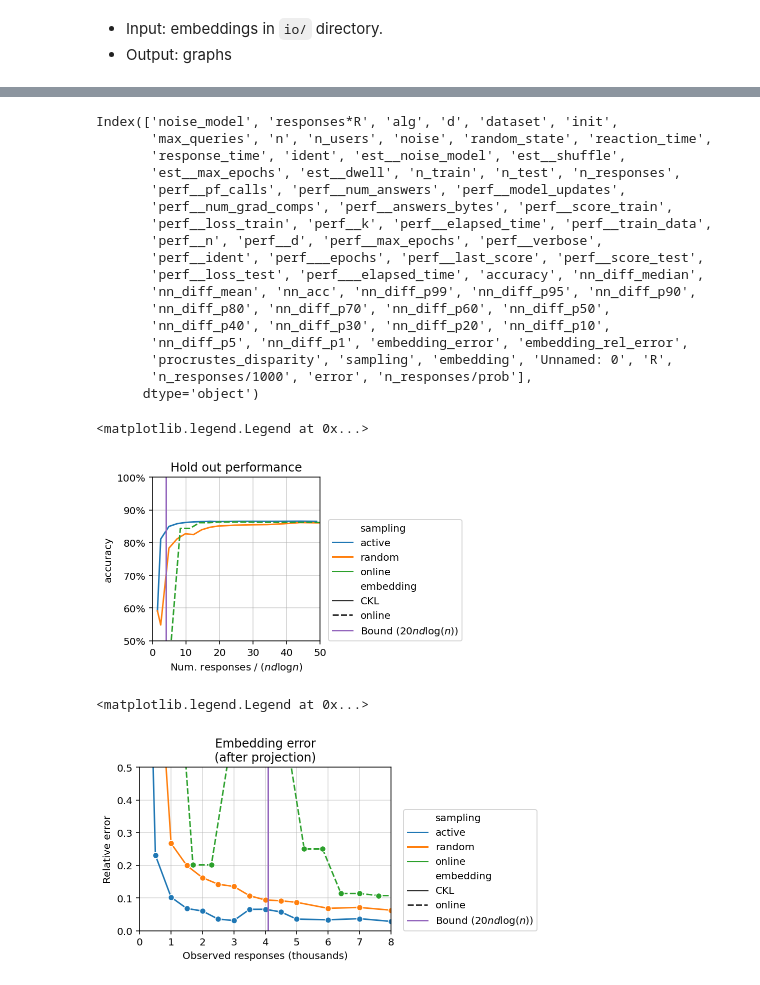
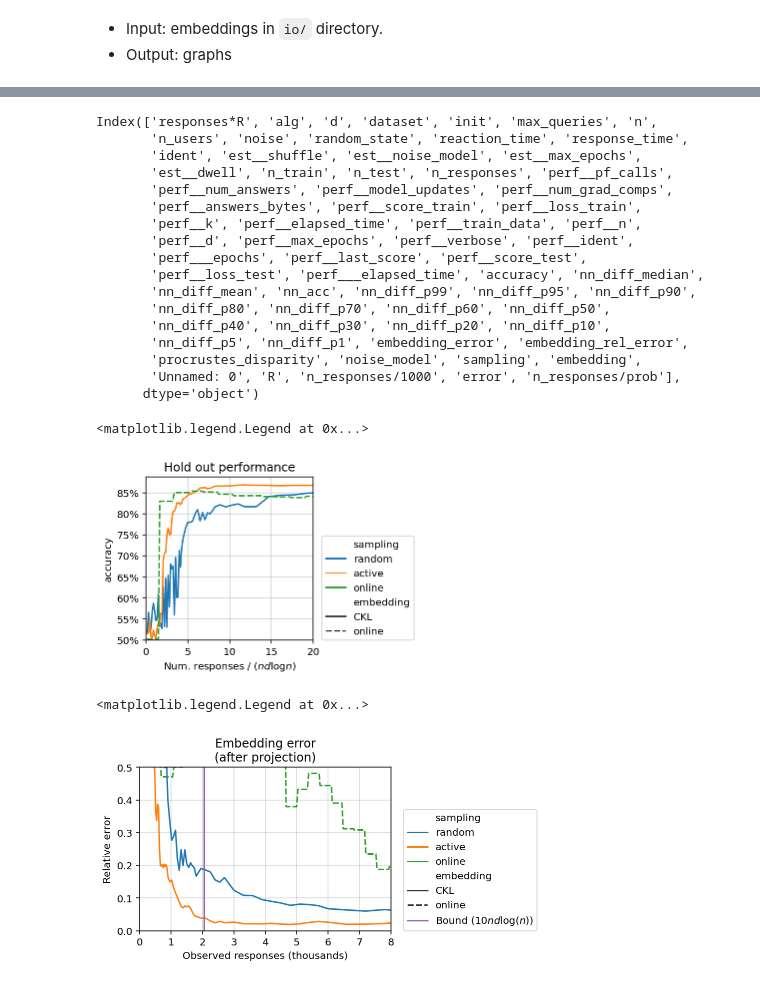
Before and after one commit to stsievert/salmon-experiments, a Jupyter notebook: alien-egg/Viz.ipynb, the cells around one changed output, grey strips where cells are left out. Drawn from its saved outputs; the diff is of its cells as text; code cells hidden in the pictures.

```diff
--- a/alien-egg/Viz.ipynb
+++ b/alien-egg/Viz.ipynb
@@ -89,7 +100,8 @@ df = pd.DataFrame(perf)
 # fname = "history*R=10-alg=RR-d=2-dataset=strange_fruit-init=True-max_queries=20000-n=100-n_users=4-noise=constant-random_state=42-reaction_time=0.25-response_time=1.0.csv"
 # fname = "history*R=10-alg=RR-d=2-dataset=strange_fruit-init=True-max_queries=20100-n=30-n_users=6-noise=constant-random_state=42-reaction_time=0.25-response_time=1.0.csv"
 # fname = "history*R=10-alg=RR-d=2-dataset=alien_eggs-init=True-max_queries=30100-n=50-n_users=6-noise=human-random_state=42-reaction_time=0.25-response_time=1.0.csv"
-fname = "history*R=10-alg=RR-d=2-dataset=alien_eggs-init=True-max_queries=30100-n=30-n_users=10-noise=human-random_state=42-reaction_time=0.25-response_time=1.0.csv"
+# fname = "history*R=10-alg=RR-d=2-dataset=alien_eggs-init=True-max_queries=30100-n=30-n_users=10-noise=human-random_state=42-reaction_time=0.25-response_time=1.0.csv"
+fname = "history*R=1-alg=RR-d=2-dataset=alien_eggs-init=True-max_queries=10100-n=30-n_users=3-noise=human-random_state=42-reaction_time=0.25-response_time=1.0.csv"
 online = pd.read_csv(DIR / "history" / fname)
 online["alg"] = online["perf__ident"] = "RR (online)"
 
@@ -135,4 +148,6 @@ Index(['noise_model', 'responses*R', 'alg', 'd', 'dataset', 'init',
       dtype='object')
+# %%
+HUE_ORDER = ["random", "active", "online"]
 # %%
 import seaborn as sns
 import matplotlib.pyplot as plt
@@ -149,6 +164,7 @@ for k, (y, ax) in enumerate(zip(Y, axs.flatten())):
         y=y,
         hue="sampling",
         style="embedding",
+        hue_order=HUE_ORDER,
 #         marker="o",
 #         data=df,
         data=df,#[df.embedding.isin(["online", "CKL"])],
@@ -167,6 +183,6 @@ for k, (y, ax) in enumerate(zip(Y, axs.flatten())):
         _ = ax.set_ylim(0.75, None)
     elif "nn_acc" in y:
         _ = ax.set_ylim(0.0, 1.05)
-    ax.set_xlim(0, 20)
+    ax.set_xlim(0, 10)
 #     ax.set_xlim(0.2, 20)
 # %% [output]
@@ -230,0 +334,27 @@ ax.legend(loc=(1.05, 0))
+# %%
+w = 3
+fig, axs = plt.subplots(figsize=(1 * w, 1.0 * w))
+y = "accuracy"
+ax = sns.lineplot(
+    x="n_responses/prob",
+    y=y,
+    hue="sampling",
+    hue_order=HUE_ORDER,
+    style="embedding",
+#     marker="o",
+    data=show,
+)
+ax.set_xlabel("Num. responses / $(nd\log(n))$")
+ax.grid(alpha=0.6)
+ax.yaxis.set_major_formatter(plt.FuncFormatter(lambda y, _: f"{100 * y:0.0f}%"))
+ax.xaxis.set_major_locator(plt.MultipleLocator(2))
+ax.yaxis.set_major_locator(plt.MultipleLocator(0.02))
+ax.set_xlim(0, 20)
+
+_ = ax.set_ylim(0.70, None)
+# _ = ax.set_title("Hold out performance")
+
+ax.legend(loc=(1.05, 0))
+ax.set_title("Accuracy on\nhold out responses")
+ax.set_ylabel("Accuracy")
+# fig.savefig("synth-eg-acc.png", dpi=300, bbox_inches="tight")
@@ -231,5 +364,5 @@ ax.legend(loc=(1.05, 0))
 # %%
-import matplotlib.ticker as ticker
+mport matplotlib.ticker as ticker
 show = df[df.embedding.isin(["online", "CKL"])].copy()
 show["error"] = 1 - show["accuracy"]
 
@@ -240,47 +373,45 @@ assert np.allclose(show["n"], show["n"].iloc[0])
 assert np.allclose(show["d"], show["d"].iloc[0])
 n, d = show["n"].iloc[0], show["d"].iloc[0]
 
 w = 3
 fig, axs = plt.subplots(figsize=(1 * w, 1.0 * w))
 y = "accuracy"
 ax = sns.lineplot(
     x="n_responses/prob",
     y=y,
     hue="sampling",
+    hue_order=HUE_ORDER,
     style="embedding",
     data=show,
 )
-
-bound = 20 * n * d * np.log(n) / 1000
-ax.plot([bound, bound], [0, 1], "C4", label="Bound $(20nd\log(n))$")
 
 ax.set_xlabel("Num. responses / $(nd\log n)$")
 ax.grid(alpha=0.6)
 ax.yaxis.set_major_formatter(plt.FuncFormatter(lambda y, _: f"{100 * y:0.0f}%"))
 # ax.xaxis.set_major_locator(plt.MultipleLocator(10))
 
-_ = ax.set_ylim(0.50, 1)
-_ = ax.set_xlim(0, 50)
+_ = ax.set_ylim(0.50, None)
+_ = ax.set_xlim(0, 20)
 _ = ax.set_title("Hold out performance")
 
 ax.legend(loc=(1.05, 0))
 # %% [output]
-Index(['noise_model', 'responses*R', 'alg', 'd', 'dataset', 'init',
-       'max_queries', 'n', 'n_users', 'noise', 'random_state', 'reaction_time',
-       'response_time', 'ident', 'est__noise_model', 'est__shuffle',
-       'est__max_epochs', 'est__dwell', 'n_train', 'n_test', 'n_responses',
-       'perf__pf_calls', 'perf__num_answers', 'perf__model_updates',
-       'perf__num_grad_comps', 'perf__answers_bytes', 'perf__score_train',
-       'perf__loss_train', 'perf__k', 'perf__elapsed_time', 'perf__train_data',
-       'perf__n', 'perf__d', 'perf__max_epochs', 'perf__verbose',
-       'perf__ident', 'perf___epochs', 'perf__last_score', 'perf__score_test',
+Index(['responses*R', 'alg', 'd', 'dataset', 'init', 'max_queries', 'n',
+       'n_users', 'noise', 'random_state', 'reaction_time', 'response_time',
+       'ident', 'est__shuffle', 'est__noise_model', 'est__max_epochs',
+       'est__dwell', 'n_train', 'n_test', 'n_responses', 'perf__pf_calls',
+       'perf__num_answers', 'perf__model_updates', 'perf__num_grad_comps',
+       'perf__answers_bytes', 'perf__score_train', 'perf__loss_train',
+       'perf__k', 'perf__elapsed_time', 'perf__train_data', 'perf__n',
+       'perf__d', 'perf__max_epochs', 'perf__verbose', 'perf__ident',
+       'perf___epochs', 'perf__last_score', 'perf__score_test',
        'perf__loss_test', 'perf___elapsed_time', 'accuracy', 'nn_diff_median',
        'nn_diff_mean', 'nn_acc', 'nn_diff_p99', 'nn_diff_p95', 'nn_diff_p90',
        'nn_diff_p80', 'nn_diff_p70', 'nn_diff_p60', 'nn_diff_p50',
        'nn_diff_p40', 'nn_diff_p30', 'nn_diff_p20', 'nn_diff_p10',
        'nn_diff_p5', 'nn_diff_p1', 'embedding_error', 'embedding_rel_error',
-       'procrustes_disparity', 'sampling', 'embedding', 'Unnamed: 0', 'R',
-       'n_responses/1000', 'error', 'n_responses/prob'],
+       'procrustes_disparity', 'noise_model', 'sampling', 'embedding',
+       'Unnamed: 0', 'R', 'n_responses/1000', 'error', 'n_responses/prob'],
       dtype='object')
 <matplotlib.legend.Legend at 0x...>
-[figure, old version]
+[figure, new version]
@@ -292,14 +425,15 @@ ax = sns.lineplot(
     x="n_responses/1000",
     y=y,
     hue="sampling",
+    hue_order=HUE_ORDER,
     style="embedding",
 #     ci=None,
 #     estimator="max",
-    marker="o",
+#     marker="o",
     data=show,
 )
 ax.grid(alpha=0.5)
-ax.plot([bound, bound], [0, 1], "C4", label="Bound $(20nd\log(n))$")
+ax.plot([bound / 1000, bound / 1000], [0, 1], "C4", label="Bound $(10nd\log(n))$")
 ax.yaxis.set_major_locator(plt.MultipleLocator(0.1))
 ax.xaxis.set_major_locator(plt.MultipleLocator(1))
 # ax.xaxis.set_major_locator(plt.FixedLocator([0, 4, 10, 20, 30, 40, 50, 60]))
@@ -317,7 +451,7 @@ ax.set_xlabel("Observed responses (thousands)")
 ax.legend(loc=(1.05, 0))
 # %% [output]
 <matplotlib.legend.Legend at 0x...>
-[figure, old version]
+[figure, new version]
 # %%
 w = 1
 fig, axs = plt.subplots(figsize=(3 * w, 3 * w))
```
Also changed, not shown: parts of 23 cells of this notebook, 2 other files.
